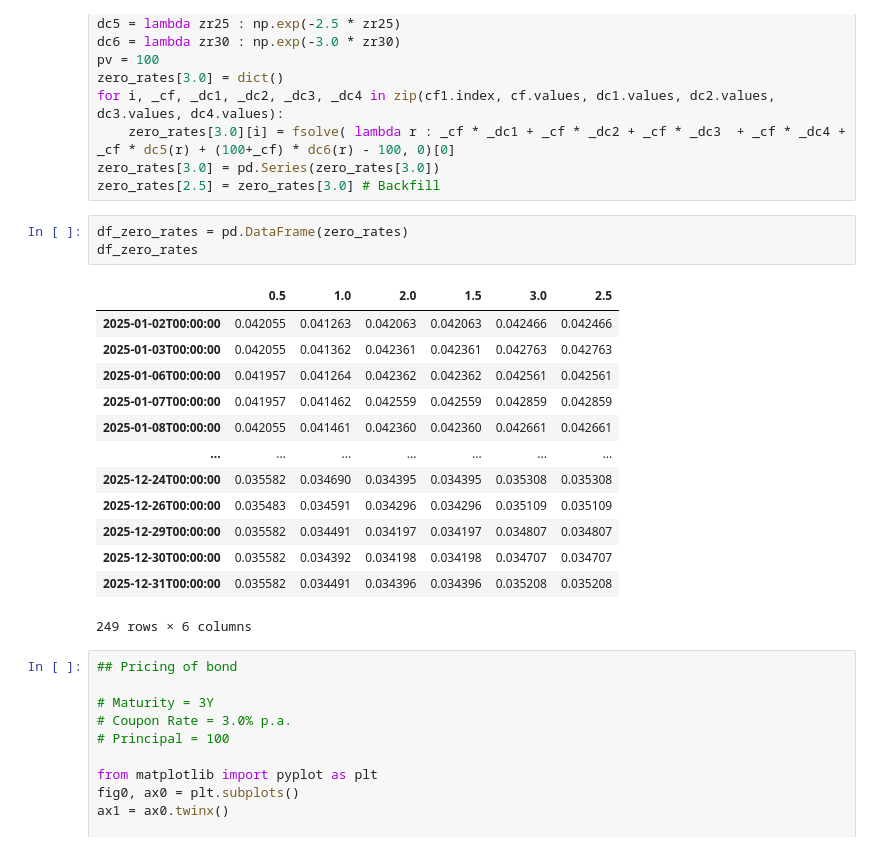
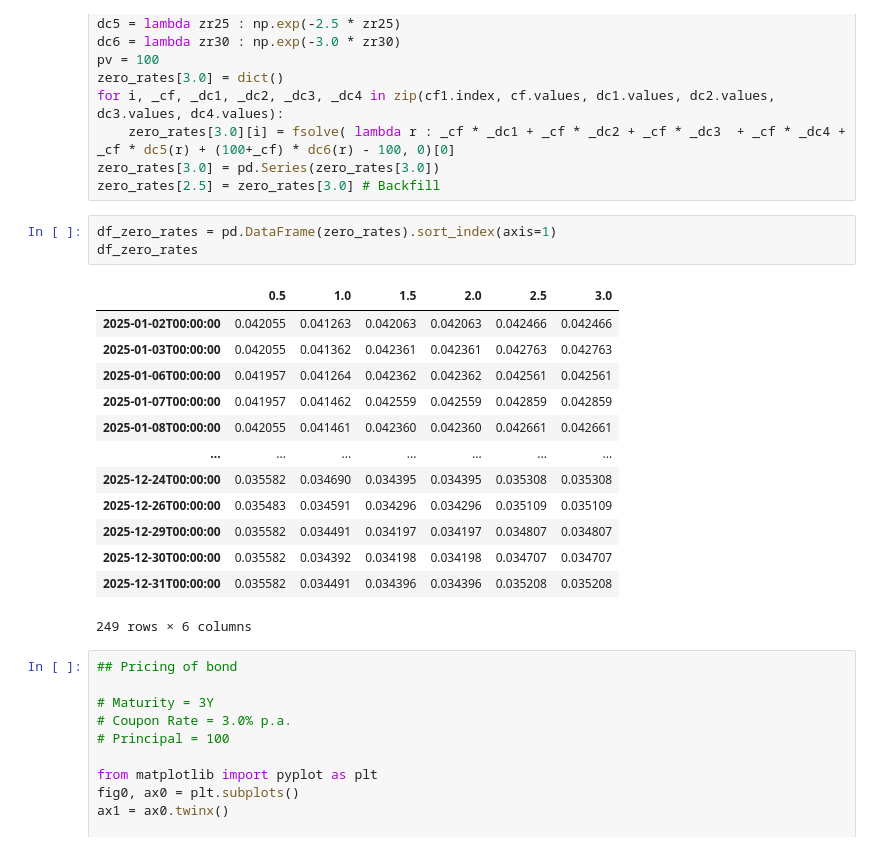
Before and after one commit to Thessal/derivatives, a Jupyter notebook: bond/x04_duration.ipynb, the cells around one changed output. Cells and saved outputs as stored; diff of their text form.

```diff
--- a/bond/x04_duration.ipynb
+++ b/bond/x04_duration.ipynb
@@ -82,10 +82,10 @@ for i, _cf, _dc1, _dc2, _dc3, _dc4 in zip(cf1.index, cf.values, dc1.values, dc2.
 zero_rates[3.0] = pd.Series(zero_rates[3.0])
 zero_rates[2.5] = zero_rates[3.0] # Backfill
 # %%
-df_zero_rates = pd.DataFrame(zero_rates)
+df_zero_rates = pd.DataFrame(zero_rates).sort_index(axis=1)
 df_zero_rates
 # %% [output]
-|  | 0.5 | 1.0 | 2.0 | 1.5 | 3.0 | 2.5 |
+|  | 0.5 | 1.0 | 1.5 | 2.0 | 2.5 | 3.0 |
 | 2025-01-02T00:00:00 | 0.042055 | 0.041263 | 0.042063 | 0.042063 | 0.042466 | 0.042466 |
 | 2025-01-03T00:00:00 | 0.042055 | 0.041362 | 0.042361 | 0.042361 | 0.042763 | 0.042763 |
 | 2025-01-06T00:00:00 | 0.041957 | 0.041264 | 0.042362 | 0.042362 | 0.042561 | 0.042561 |
```
Also changed, not shown: parts of 2 cells of this notebook.
